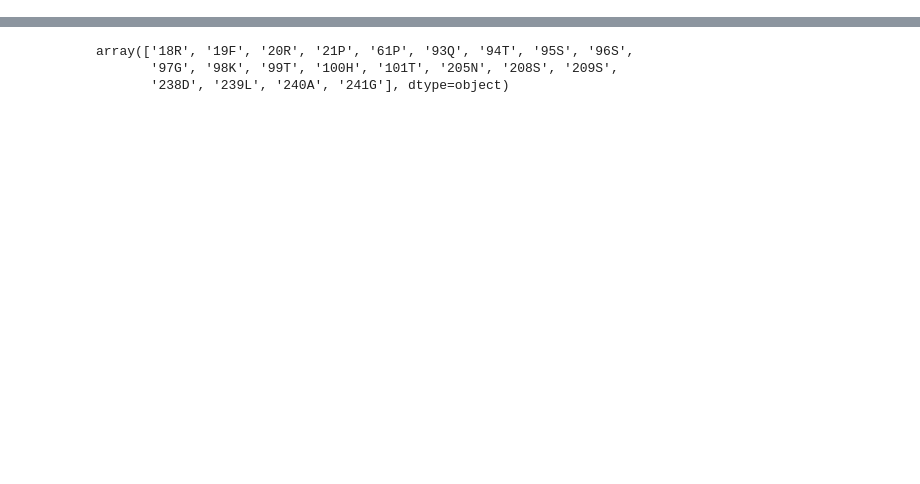
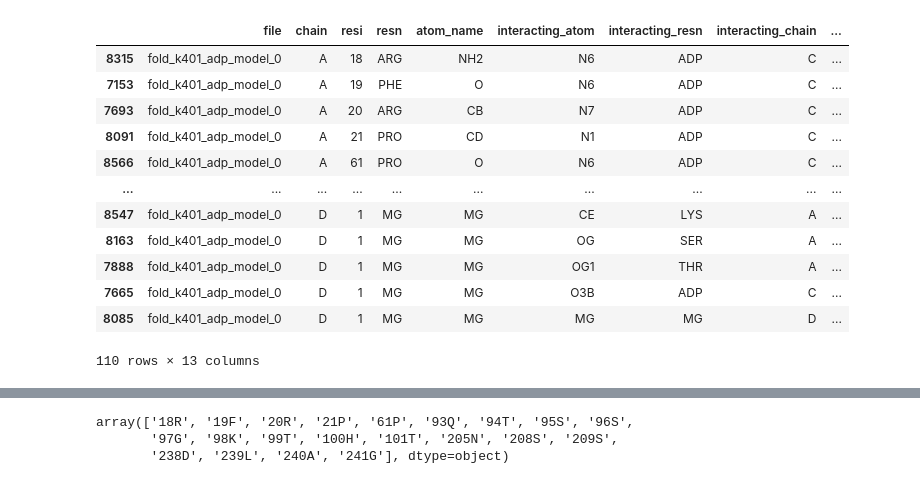
Before and after one commit to dalarios/Jazzer_surf, a Jupyter notebook: notebooks/pymol_analysis.ipynb, the cells around one changed output, grey strips where cells are left out. Drawn from its saved outputs; the diff is of its cells as text; code cells hidden in the pictures; blank space fills up the shorter version.

```diff
--- a/notebooks/pymol_analysis.ipynb
+++ b/notebooks/pymol_analysis.ipynb
@@ -64,0 +65,16 @@ df.head()
+# %%
+df.loc[df['file'] == 'fold_k401_adp_model_0']
+# %% [output]
+|  | file | chain | resi | resn | atom_name | interacting_atom | interacting_resn | interacting_chain | ... |
+| 8315 | fold_k401_adp_model_0 | A | 18 | ARG | NH2 | N6 | ADP | C | ... |
+| 7153 | fold_k401_adp_model_0 | A | 19 | PHE | O | N6 | ADP | C | ... |
+| 7693 | fold_k401_adp_model_0 | A | 20 | ARG | CB | N7 | ADP | C | ... |
+| 8091 | fold_k401_adp_model_0 | A | 21 | PRO | CD | N1 | ADP | C | ... |
+| 8566 | fold_k401_adp_model_0 | A | 61 | PRO | O | N6 | ADP | C | ... |
+| ... | ... | ... | ... | ... | ... | ... | ... | ... | ... |
+| 8547 | fold_k401_adp_model_0 | D | 1 | MG | MG | CE | LYS | A | ... |
+| 8163 | fold_k401_adp_model_0 | D | 1 | MG | MG | OG | SER | A | ... |
+| 7888 | fold_k401_adp_model_0 | D | 1 | MG | MG | OG1 | THR | A | ... |
+| 7665 | fold_k401_adp_model_0 | D | 1 | MG | MG | O3B | ADP | C | ... |
+| 8085 | fold_k401_adp_model_0 | D | 1 | MG | MG | MG | MG | D | ... |
+110 rows × 13 columns
```
Also changed, not shown: parts of 7 cells of this notebook, 4 other files.
